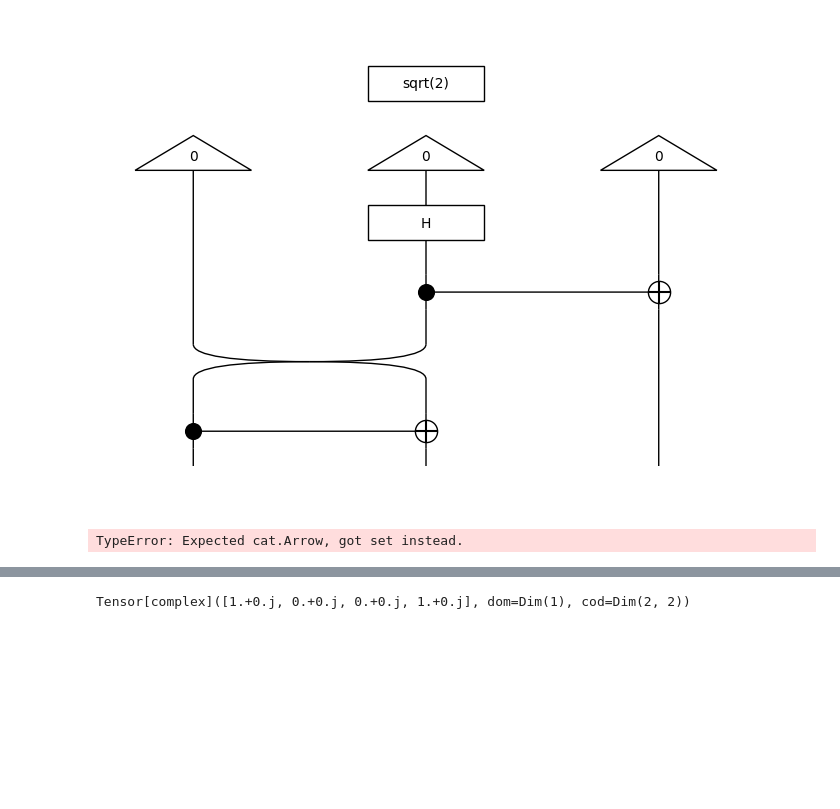
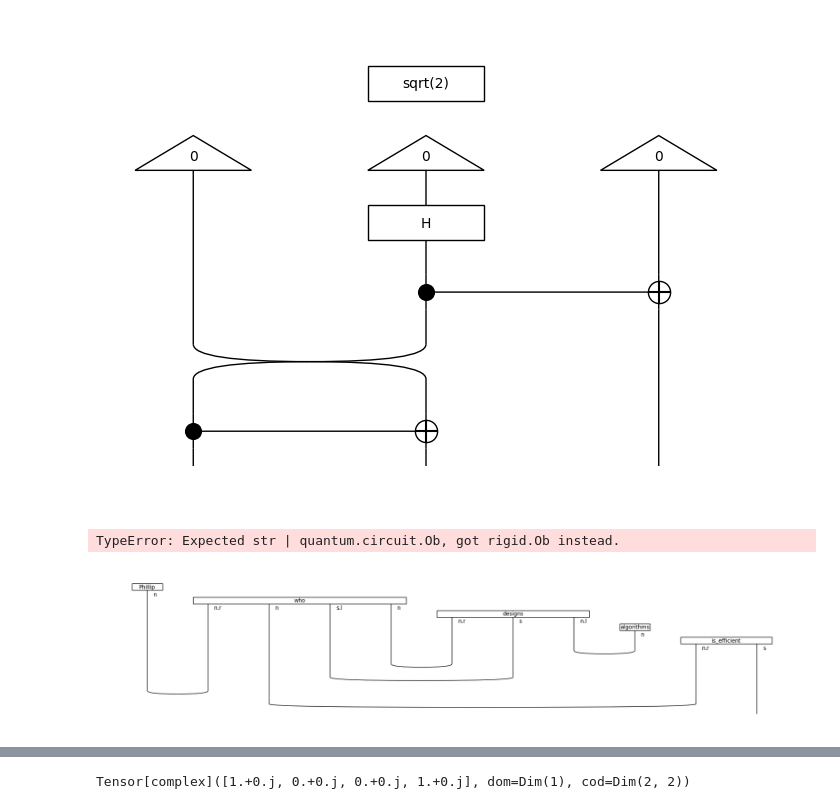
Before and after one commit to truppelli/Quantum_NLP, a Jupyter notebook: Quantum_NLP.ipynb, the cells around one changed output, grey strips where cells are left out. Saved outputs shown, nothing was run; the diff lists cells and outputs as text; code cells hidden in the pictures; blank space fills up the shorter version.

```diff
--- a/Quantum_NLP.ipynb
+++ b/Quantum_NLP.ipynb
@@ -189,10 +189,12 @@ Circuit for the GHZ state, used as ansatz for "who":
 [figure]
 # %%
 import numpy as np
-from discopy.quantum import qubit, Ket, CircuitFunctor
-from discopy.grammar.pregroup import eager_parse
+from pytket.circuit.display import render_circuit_jupyter
+from discopy.quantum import qubit, Ket, CircuitFunctor, circuit, CX, H, Rx, sqrt
+from discopy.quantum.circuit import Functor, Id
+from lambeq import AtomicType, BobcatParser
 
-ob = {s: qubit ** 0, n: qubit ** 1}
+ob = {s: 0, n: 1}
 ar = lambda params: {
     Phillip: Ket(0),
     who: who_ansatz(),
@@ -200,36 +202,16 @@ ar = lambda params: {
     algorithms: Ket(1),
     is_efficient: intransitive_ansatz(params['is_efficient'])}
 
+
+
+
+#F = lambda params: circuit.Functor(ob, ar({'designs': params[0], 'is_efficient': params[1]}))
+
+#params0 = np.array([0.5, 1.])
+
+#F(params0)(parsing['Phillip who designs algorithms is efficient.']).draw(
+#    figsize=(12, 8), aspect='auto', draw_type_labels=False, nodesize=1)
+
 # 'designs': 0.5 and 'is_efficient': 1.0
-
-F = lambda params: CircuitFunctor(ob, ar(params))
-
-params0 = {'designs': 0.5, 'is_efficient': 1.0}
-
-#parsing = {"{} {} {} {} {}.".format(subj, verb, adj1, adj2, obj): subj @ verb @ adj1 @ adj2 @ obj >> grammar
-#            for subj in [Phillip] for verb in [designs] for adj1 in [efficient] for adj2 in [quantum] for obj in [algorithms]}
-
-parsed_sentence = {"{Phillip} {who} {designs} {algorithms} {is_efficient}"}
-
-circuit = F(params0)(parsed_sentence)
-
-#F.draw(aspect='auto', draw_type_labels=False, figsize=(5, 5))
-
-#F0 = F(params0)
-
-#def draw_functor(d0, d1):
-#    return (d0 @ Box('-->', Ty(), Ty()) @ d1).interchange(1, 2, left=True).draw(aspect='auto')
-
-print("Circuit for 'Phillip who designs algorithms is efficient.':")
-#phrase = eager_parse(Phillip, who, designs, algorithms, is_efficient, target=n)
-#draw(phrase)
-
-#parsing = {"{} {} {} {} {}.".format(subj, verb, adj1, adj2, obj): subj @ verb @ adj1 @ adj2 @ obj >> grammar
-#            for subj in [Phillip] for verb in [designs] for adj1 in [efficient] for adj2 in [quantum] for obj in [algorithms]}
-#diagram = parsing['Phillip designs efficient quantum algorithms.']
-#sentences = list(parsing.keys())
-#print("Grammatical sentences:\n{}".format('\n'.join(sentences)))
-#circuit = F(params0)(parsing['Phillip who designs algorithms is efficient.'])
-#circuit.draw(figsize=(10, 8), aspect='auto', draw_type_labels=False)
 # %% [output]
-TypeError: Expected cat.Arrow, got set instead.
+TypeError: Expected str | quantum.circuit.Ob, got rigid.Ob instead.
@@ -244,0 +218,14 @@ tk_to_qiskit(tk_circ).draw()
+# %%
+from pytket.circuit.display import render_circuit_jupyter
+from lambeq import AtomicType, BobcatParser, IQPAnsatz
+
+# Now we will utilize the Lambeq project functionality
+
+N = AtomicType.NOUN
+S = AtomicType.SENTENCE
+
+parser = BobcatParser()
+diagram = parser.sentence2diagram('Phillip who designs algorithms is_efficient')
+diagram.draw(figsize=(18, 4))
+# %% [output]
+[figure, added]
```
Also changed, not shown: parts of 8 cells of this notebook.
